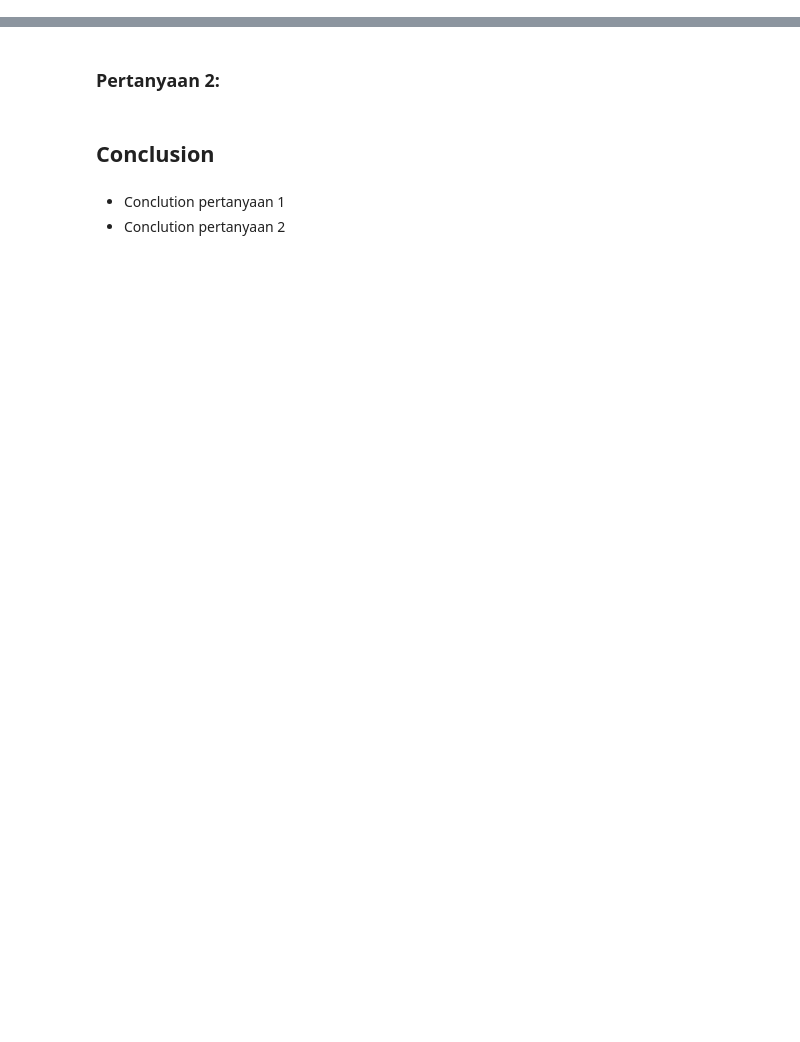
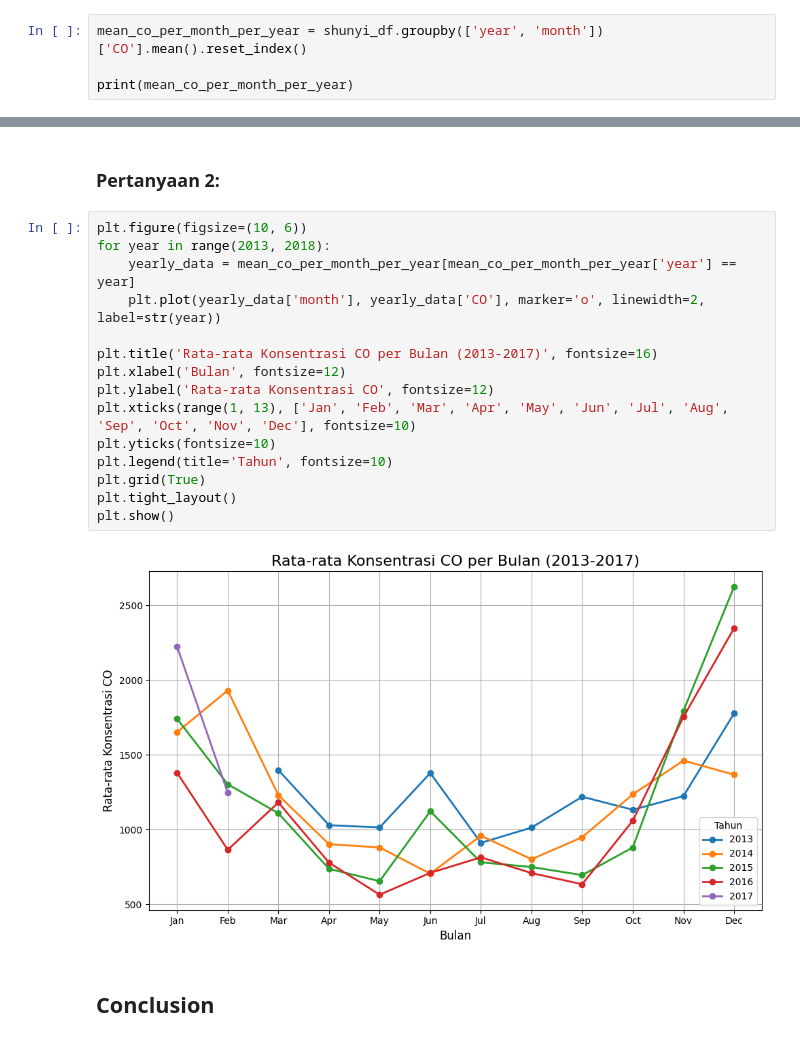
Before and after one commit to heeyarun04/proyek-analisis-data, a Jupyter notebook: Proyek_Analisis_Data.ipynb, the cells around one changed output, grey strips where cells are left out. Cells and saved outputs as stored; diff of their text form; blank space fills up the shorter version.

```diff
--- a/Proyek_Analisis_Data.ipynb
+++ b/Proyek_Analisis_Data.ipynb
@@ -26,0 +290,4 @@
+# %%
+mean_co_per_month_per_year = shunyi_df.groupby(['year', 'month'])['CO'].mean().reset_index()
+
+print(mean_co_per_month_per_year)
@@ -31,7 +344,21 @@
 # %% [markdown]
 ### Pertanyaan 2:
+# %%
+plt.figure(figsize=(10, 6))
+for year in range(2013, 2018):
+    yearly_data = mean_co_per_month_per_year[mean_co_per_month_per_year['year'] == year]
+    plt.plot(yearly_data['month'], yearly_data['CO'], marker='o', linewidth=2, label=str(year))
+
+plt.title('Rata-rata Konsentrasi CO per Bulan (2013-2017)', fontsize=16)
+plt.xlabel('Bulan', fontsize=12)
+plt.ylabel('Rata-rata Konsentrasi CO', fontsize=12)
+plt.xticks(range(1, 13), ['Jan', 'Feb', 'Mar', 'Apr', 'May', 'Jun', 'Jul', 'Aug', 'Sep', 'Oct', 'Nov', 'Dec'], fontsize=10)
+plt.yticks(fontsize=10)
+plt.legend(title='Tahun', fontsize=10)
+plt.grid(True)
+plt.tight_layout()
+plt.show()
+# %% [output]
+[figure, added]
 # %% [markdown]
 ## Conclusion
-# %% [markdown]
-- Conclution pertanyaan 1
-- Conclution pertanyaan 2
```
Also changed, not shown: parts of 35 cells of this notebook.
